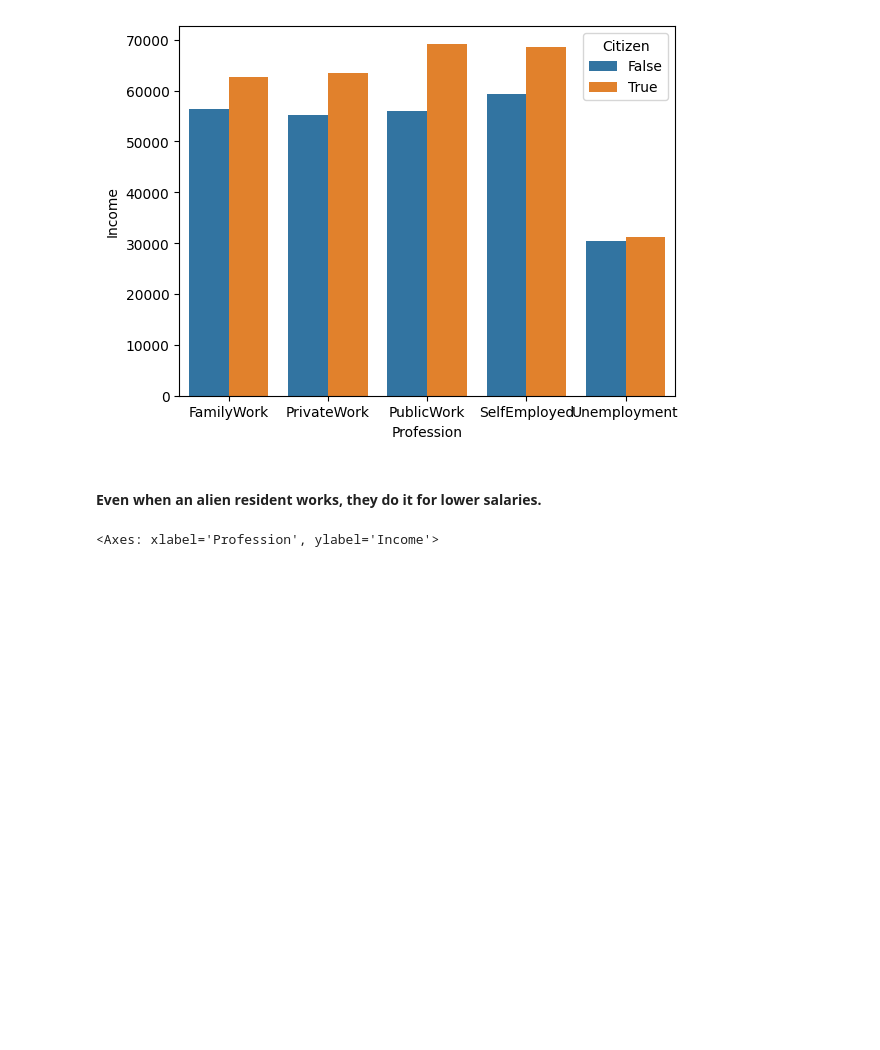
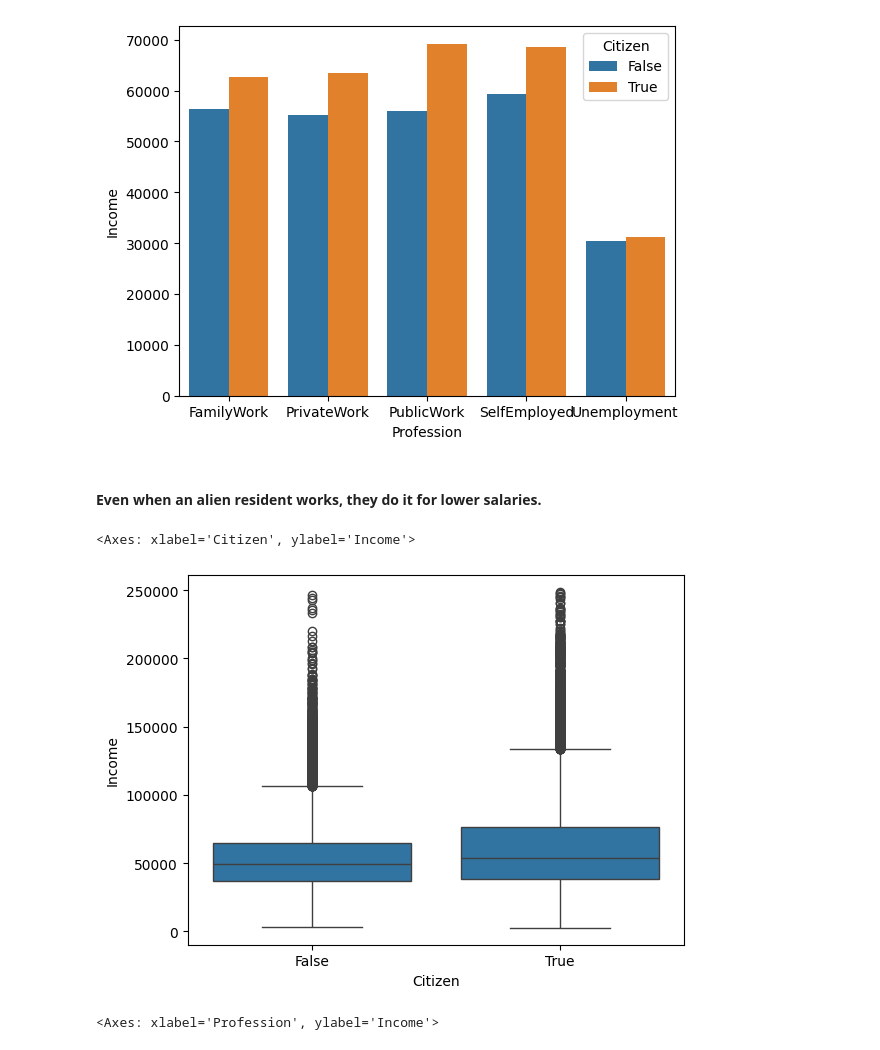
Before and after one commit to lcbjrrr/algojust, a Jupyter notebook: NB02_selectionBias.ipynb, the cells around one changed output. Drawn from its saved outputs; the diff is of its cells as text; code cells hidden in the pictures; blank space fills up the shorter version.

```diff
--- a/NB02_selectionBias.ipynb
+++ b/NB02_selectionBias.ipynb
@@ -86,6 +86,11 @@ sns.barplot(x=agg['Profession'], y=agg['Income'], hue=agg['Citizen'])
 [figure]
 # %% [markdown]
 ####  Even when an alien resident works, they do it for lower salaries.
+# %%
+sns.boxplot(y=df['Income'], x=df['Citizen'] )
+# %% [output]
+<Axes: xlabel='Citizen', ylabel='Income'>
+[figure, added]
 # %%
 sns.boxplot(y=df['Income'], x=df['Profession'],hue=df['Citizen'])
 # %% [output]
```
